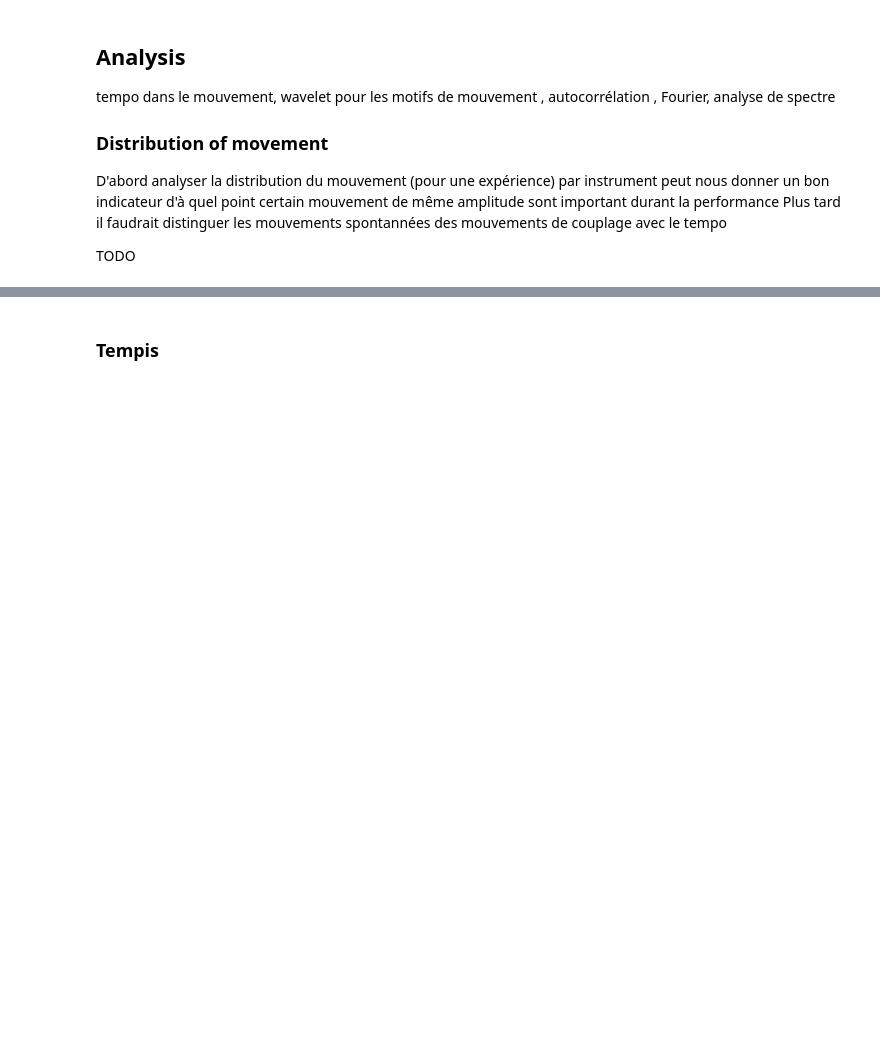
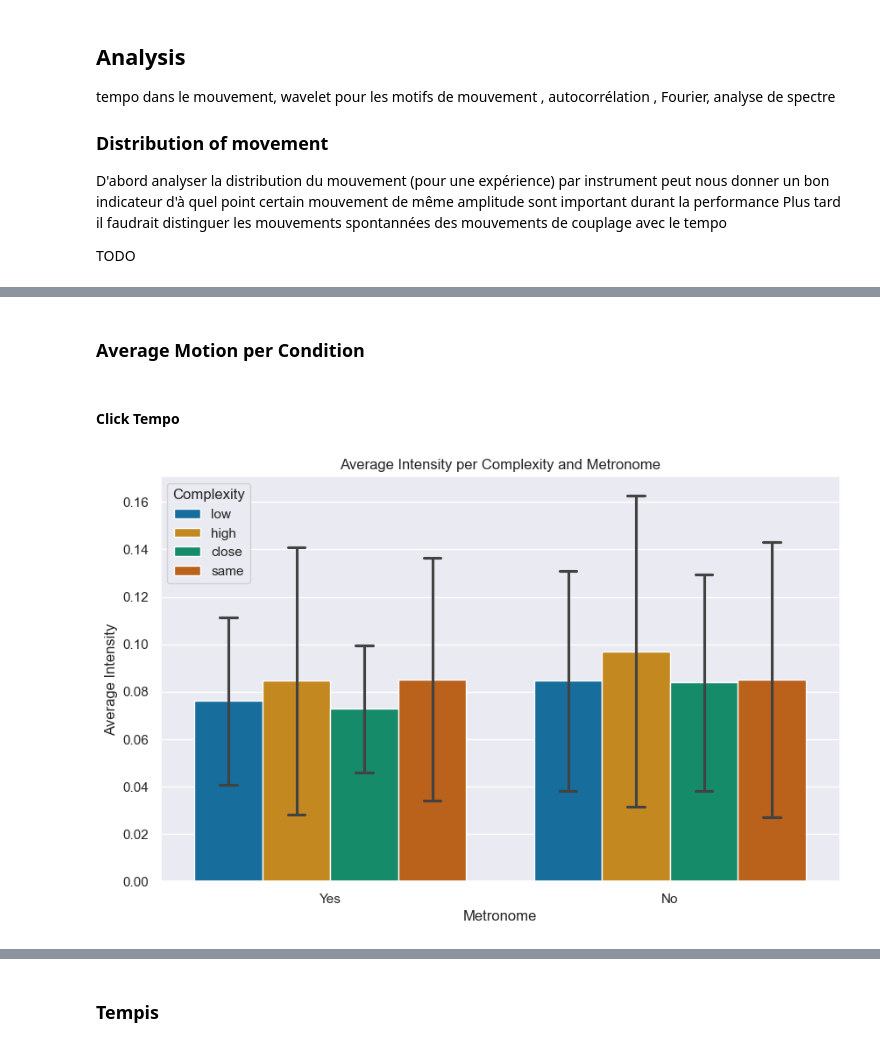
Before and after one commit to Haronicio/ismm-analyse-dsync, a Jupyter notebook: notebooks/Analysedsync_notebook.ipynb, the cells around one changed output, grey strips where cells are left out. Drawn from its saved outputs; the diff is of its cells as text; code cells hidden in the pictures; blank space fills up the shorter version.

```diff
--- a/notebooks/Analysedsync_notebook.ipynb
+++ b/notebooks/Analysedsync_notebook.ipynb
@@ -550,0 +687,6 @@ TODO
+# %%
+change_intensity = load_csv_dframe("change_intensity.csv")
+
+mask_attack_intensity = load_csv_dframe("mask_attack_intensity.csv")
+
+click_tempo_intensity = load_csv_dframe("click_tempo_intensity.csv")
@@ -579,0 +842,22 @@ plt.show()
+# %% [markdown]
+### Average Motion per Condition
+# %% [markdown]
+#### Click Tempo
+# %%
+df = click_tempo_intensity
+
+# grouped = df.groupby(['factor1', 'factor2'])['intensity'].agg(['mean', 'sem']).reset_index()
+
+# Maintenant, créons le bar plot avec Seaborn
+plt.figure(figsize=(10, 6))
+# sns.barplot(data=grouped, x='factor1', y='mean', hue='factor2', yerr=grouped['sem'], capsize=.2)
+sns.barplot(data=df, x='factor2', y='intensity',estimator='mean',errorbar=("sd"), hue='factor1', capsize=.2)
+
+plt.title('Average Intensity per Complexity and Metronome')
+plt.xlabel('Metronome')
+plt.ylabel('Average Intensity')
+plt.legend(title='Complexity')
+
+plt.show()
+# %% [output]
+[figure, added]
```
Also changed, not shown: parts of 26 cells of this notebook, 14 other files.
